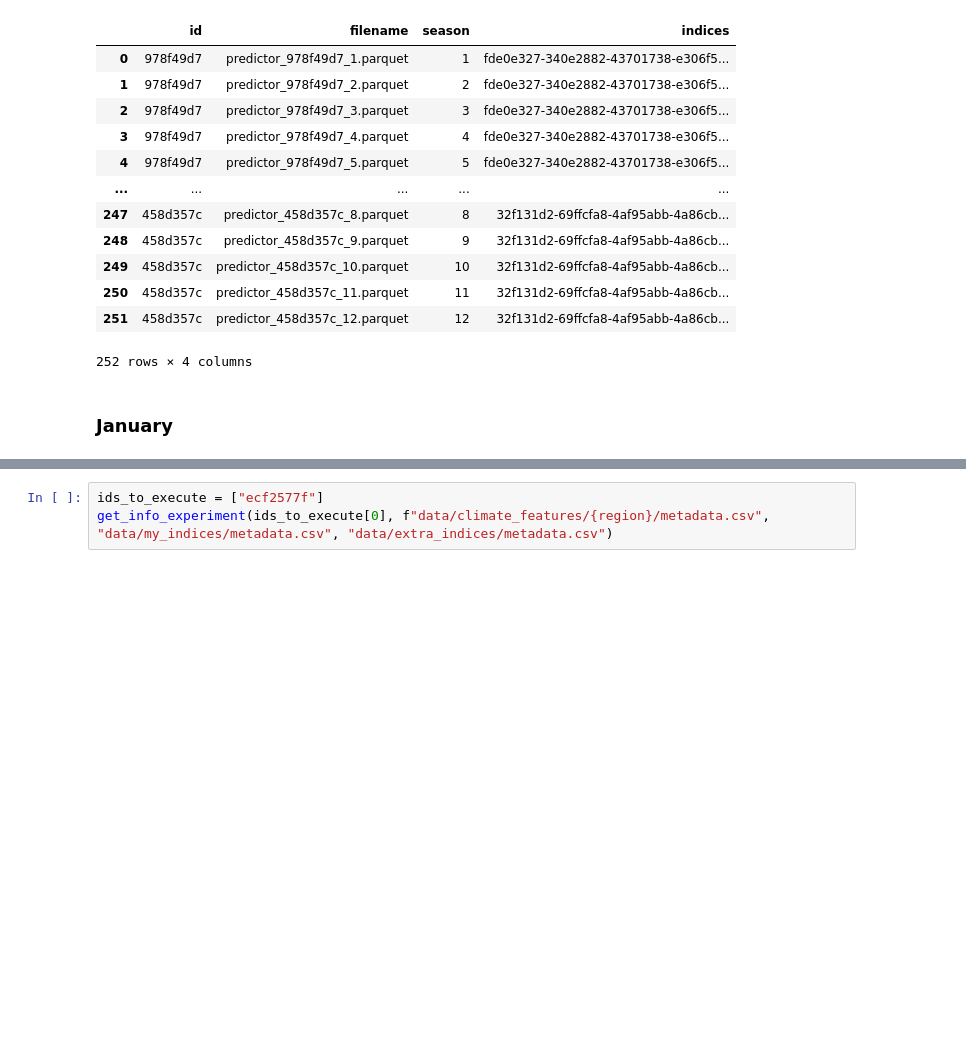
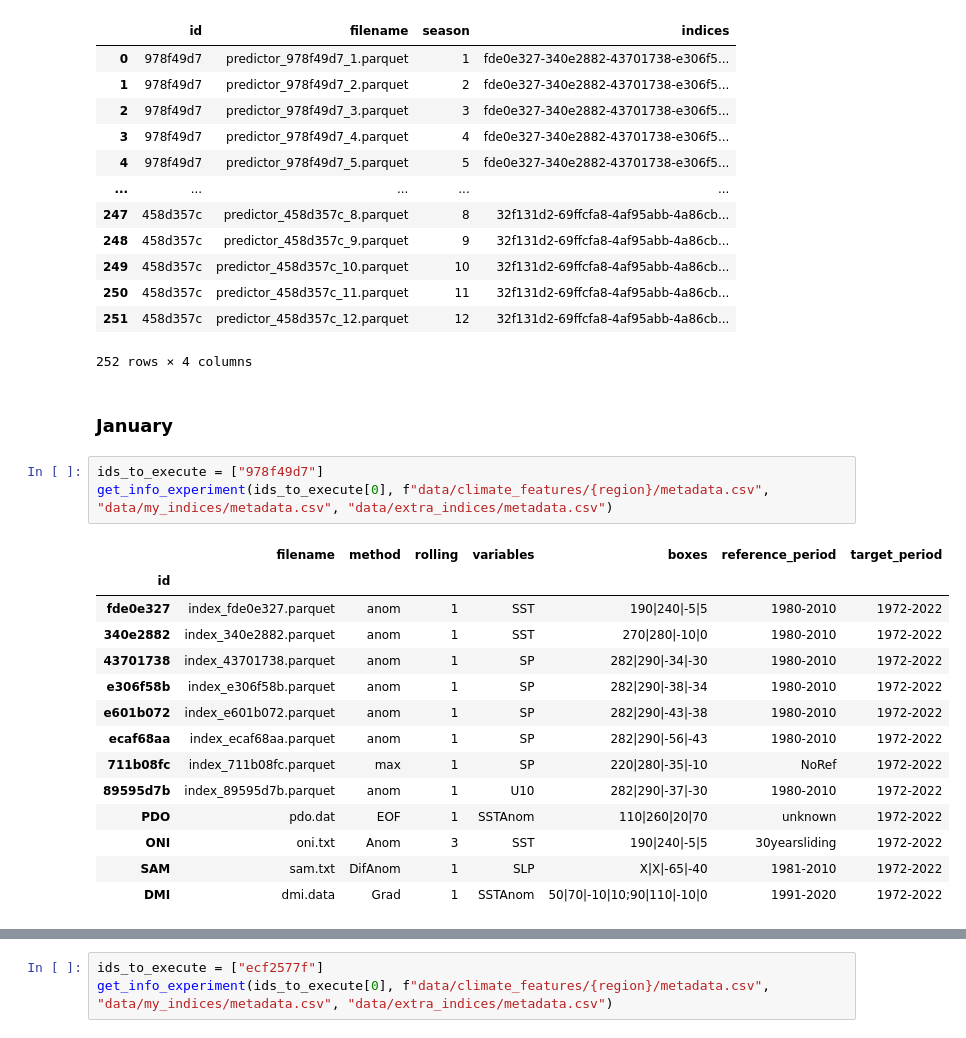
Before and after one commit to martinpavez/data, a Jupyter notebook: hw_extra/notebooks_results/visualize_predictions_sera_opt.ipynb, the cells around one changed output, grey strips where cells are left out. Saved outputs shown, nothing was run; the diff lists cells and outputs as text; blank space fills up the shorter version.

```diff
--- a/hw_extra/notebooks_results/visualize_predictions_sera_opt.ipynb
+++ b/hw_extra/notebooks_results/visualize_predictions_sera_opt.ipynb
@@ -90,3 +90,21 @@ display(metadata)
 252 rows × 4 columns
 # %% [markdown]
 ### January
+# %%
+ids_to_execute = ["978f49d7"]
+get_info_experiment(ids_to_execute[0], f"data/climate_features/{region}/metadata.csv", "data/my_indices/metadata.csv", "data/extra_indices/metadata.csv")
+# %% [output]
+|  | filename | method | rolling | variables | boxes | reference_period | target_period |
+| id |  |  |  |  |  |  |  |
+| fde0e327 | index_fde0e327.parquet | anom | 1 | SST | 190|240|-5|5 | 1980-2010 | 1972-2022 |
+| 340e2882 | index_340e2882.parquet | anom | 1 | SST | 270|280|-10|0 | 1980-2010 | 1972-2022 |
+| 43701738 | index_43701738.parquet | anom | 1 | SP | 282|290|-34|-30 | 1980-2010 | 1972-2022 |
+| e306f58b | index_e306f58b.parquet | anom | 1 | SP | 282|290|-38|-34 | 1980-2010 | 1972-2022 |
+| e601b072 | index_e601b072.parquet | anom | 1 | SP | 282|290|-43|-38 | 1980-2010 | 1972-2022 |
+| ecaf68aa | index_ecaf68aa.parquet | anom | 1 | SP | 282|290|-56|-43 | 1980-2010 | 1972-2022 |
+| 711b08fc | index_711b08fc.parquet | max | 1 | SP | 220|280|-35|-10 | NoRef | 1972-2022 |
+| 89595d7b | index_89595d7b.parquet | anom | 1 | U10 | 282|290|-37|-30 | 1980-2010 | 1972-2022 |
+| PDO | pdo.dat | EOF | 1 | SSTAnom | 110|260|20|70 | unknown | 1972-2022 |
+| ONI | oni.txt | Anom | 3 | SST | 190|240|-5|5 | 30yearsliding | 1972-2022 |
+| SAM | sam.txt | DifAnom | 1 | SLP | X|X|-65|-40 | 1981-2010 | 1972-2022 |
+| DMI | dmi.data | Grad | 1 | SSTAnom | 50|70|-10|10;90|110|-10|0 | 1991-2020 | 1972-2022 |
```
Also changed, not shown: parts of 5 cells of this notebook, 15 other files.
